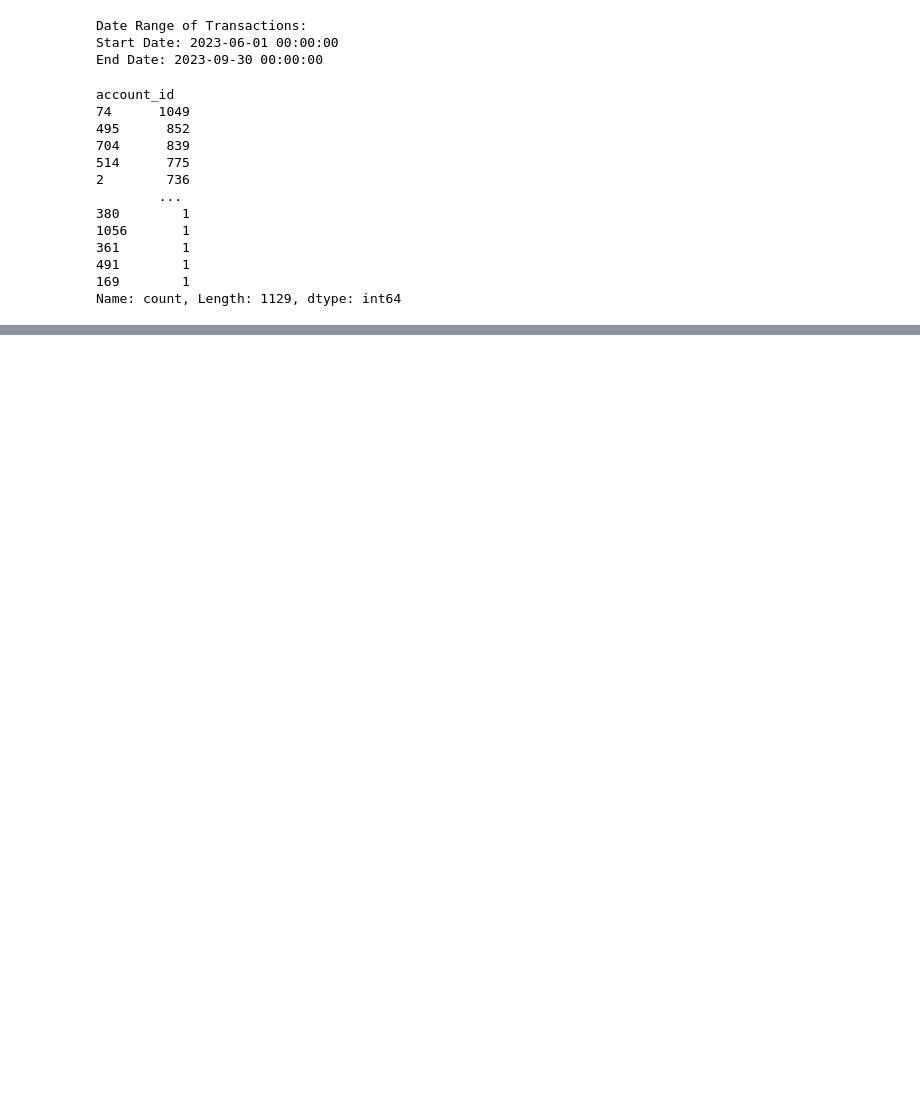
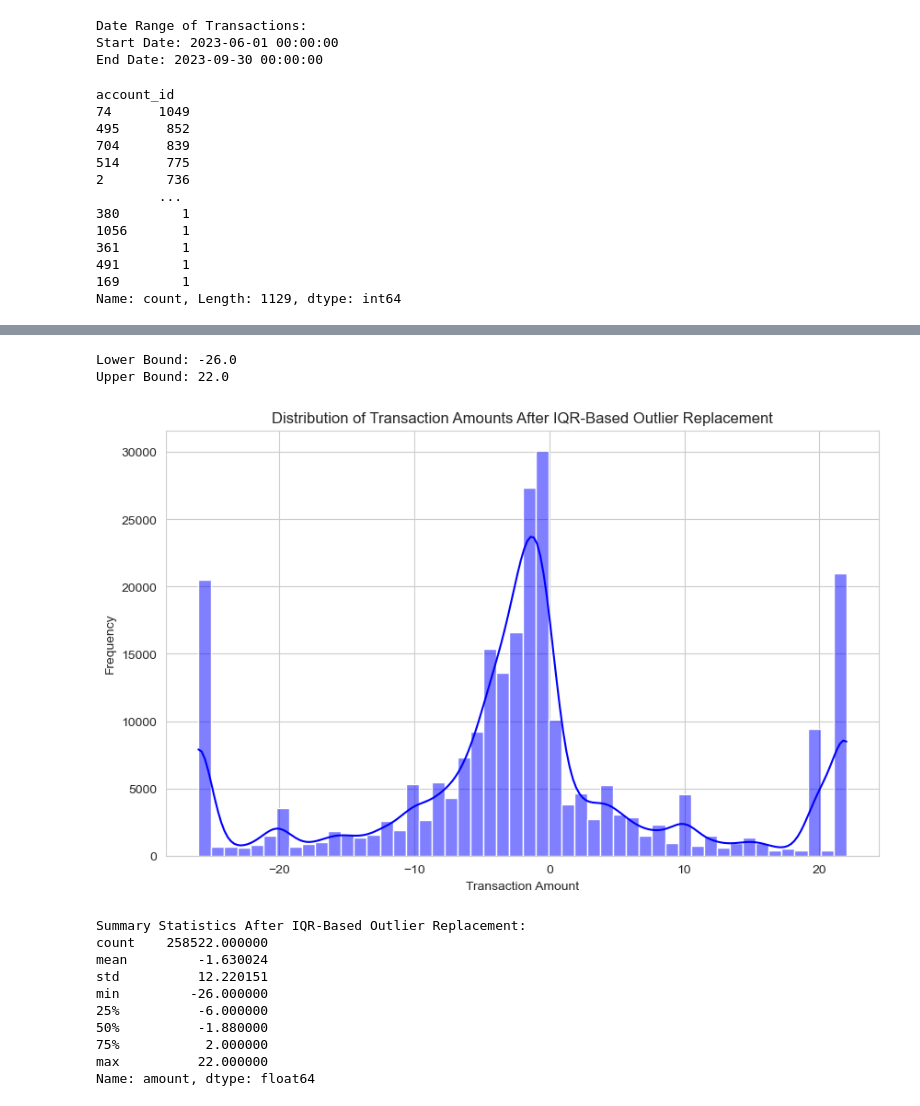
Before and after one commit to simzeki123/PredictBankTransactionCategory, a Jupyter notebook: Model buidling.ipynb, the cells around one changed output, grey strips where cells are left out. Drawn from its saved outputs; the diff is of its cells as text; code cells hidden in the pictures; blank space fills up the shorter version.

```diff
--- a/Model buidling.ipynb
+++ b/Model buidling.ipynb
@@ -47,6 +47,13 @@ Data columns (total 7 columns):
 dtypes: bool(6), int64(1)
 memory usage: 13.8 KB
 None
+# %%
+#to lower all colmun for easier data analyse and processing down the line
+user_profiles.rename(columns=str.lower, inplace=True)
+
+# convert boolean columns to binary in user profiles
+boolean_columns = user_profiles.select_dtypes(include=['bool']).columns
+user_profiles[boolean_columns] = user_profiles[boolean_columns].astype(int)
 # %%
 bank_transactions.describe(include='all').style.background_gradient(cmap='Blues')
 # %% [output]
@@ -258,0 +314,57 @@ plt.show()
+# %%
+# convert transaction_date to datetime format
+bank_transactions['txn_date'] = pd.to_datetime(bank_transactions['txn_date'])
+
+# Handling missing values in the 'category' column
+# Strategy: For now, drop rows with missing 'category'
+bank_transactions = bank_transactions.dropna(subset=['category'])
+
+# merge spending transactions with user profiles on 'user_id'
+merged_data = pd.merge(bank_transactions, user_profiles, on='client_id', how='left')
+# %%
+wip_data = merged_data
+# %%
+# Calculate IQR and bounds
+q1 = wip_data['amount'].quantile(0.25)
+q3 = wip_data['amount'].quantile(0.75)
+iqr = q3 - q1
+
+lower_bound = q1 - 2.5 * iqr
+upper_bound = q3 + 2.5 * iqr
+
+print(f"Lower Bound: {lower_bound}")
+print(f"Upper Bound: {upper_bound}")
+
+# Replace outliers with the IQR bounds
+wip_data['amount'] = np.where(
+    wip_data['amount'] < lower_bound, lower_bound, wip_data['amount']
+)
+wip_data['amount'] = np.where(
+    wip_data['amount'] > upper_bound, upper_bound, wip_data['amount']
+)
+
+# Visualize the distribution after outlier replacement
+plt.figure(figsize=(10, 6))
+sns.histplot(wip_data['amount'], bins=50, kde=True, color='blue')
+plt.title('Distribution of Transaction Amounts After IQR-Based Outlier Replacement')
+plt.xlabel('Transaction Amount')
+plt.ylabel('Frequency')
+plt.show()
+
+# Show summary statistics to verify the replacement
+print("Summary Statistics After IQR-Based Outlier Replacement:")
+print(wip_data['amount'].describe())
+# %% [output]
+Lower Bound: -26.0
+Upper Bound: 22.0
+[figure, added]
+Summary Statistics After IQR-Based Outlier Replacement:
+count    258522.000000
+mean         -1.630024
+std          12.220151
+min         -26.000000
+25%          -6.000000
+50%          -1.880000
+75%           2.000000
+max          22.000000
+Name: amount, dtype: float64
```
Also changed, not shown: parts of 37 cells of this notebook.
